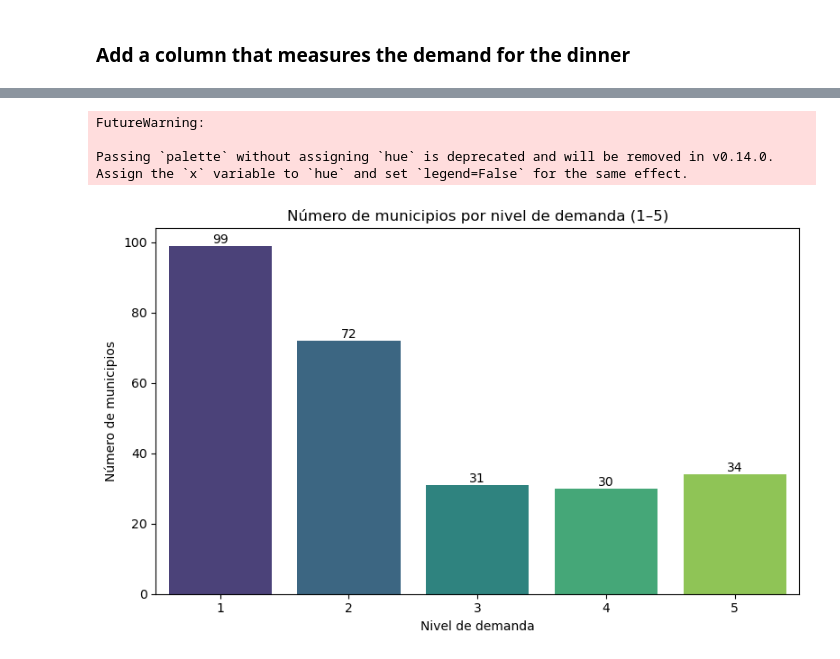
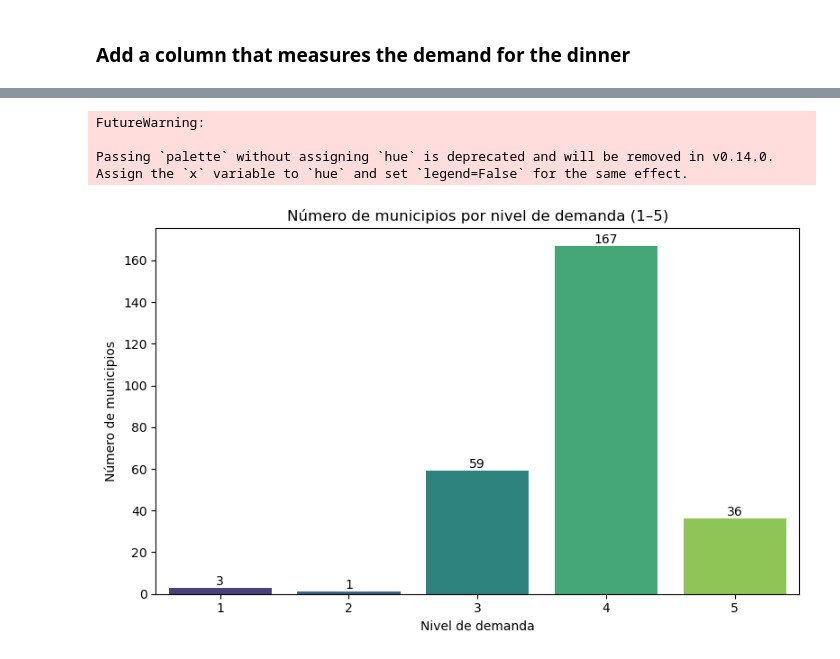
Before and after one commit to Maria-2703/Valencia_social, a Jupyter notebook: ETL.ipynb, the cells around one changed output, grey strips where cells are left out. Cells and saved outputs as stored; diff of their text form; code cells hidden in the pictures.

Commit message:
demanda function updated, new dataset

```diff
--- a/ETL.ipynb
+++ b/ETL.ipynb
@@ -610,0 +565,3 @@ df_social.printSchema()
+# %%
+df_social = df_social.drop("demanda_score", "Demanda")
+df_social.show()
@@ -610,0 +586,25 @@ df_social.printSchema()
+# %%
+df_social = df_social.withColumn(
+    "demanda_raw",
+
+    0.4 * F.try_divide(F.col("Total_paro_registrado"), F.col("Poblacion_total"))
+    +
+    0.2 * F.when(F.col("Renta_media") > 0, 10000 / F.col("Renta_media")).otherwise(0)
+    +
+    0.2 * (F.abs(F.col("Temp_min_invierno") - 22.0) / 20.0)
+    +
+    0.2 * (F.log10(F.when(F.col("Poblacion_total") > 0, F.col("Poblacion_total")).otherwise(1)) / 5)
+)
+
+df_social = df_social.withColumn(
+    "Demanda",
+    F.when(F.col("demanda_score") < 0.2, 1)
+     .when(F.col("demanda_score") < 0.4, 2)
+     .when(F.col("demanda_score") < 0.6, 3)
+     .when(F.col("demanda_score") < 0.8, 4)
+     .otherwise(5)
+)
+
+df_social.groupBy("Demanda").count().orderBy("Demanda").show()
+df_social.show()
+df_social.printSchema()
@@ -617,35 +635,35 @@ df_counts = (df_social.groupBy("demanda").count().orderBy("demanda"))
 pdf_counts = df_counts.toPandas()
 
 # plot the graph
 plt.figure(figsize=(8, 5))
 sns.barplot(
     data=pdf_counts,
     x="demanda",
     y="count",
     palette="viridis"
 )
 
 # labels
 for index, row in pdf_counts.iterrows():
     plt.text(
         x=index,
         y=row["count"],
         s=row["count"],
         ha="center",
         va="bottom"
     )
 
-plt.title("Número de municipios por nivel de demanda (1–5)")
+plt.title("Número de municipios por nivel de demanda (1-5)")
 plt.xlabel("Nivel de demanda")
 plt.ylabel("Número de municipios")
 plt.xticks([0,1,2,3,4], [1,2,3,4,5])
 plt.tight_layout()
 plt.show()
 # %% [output]
 FutureWarning:
 
 Passing `palette` without assigning `hue` is deprecated and will be removed in v0.14.0. Assign the `x` variable to `hue` and set `legend=False` for the same effect.
-[figure, old version]
+[figure, new version]
 # %%
 # export final csv
 df_social.coalesce(1).write.csv(
```
Also changed, not shown: parts of 5 cells of this notebook, 1 other file.
